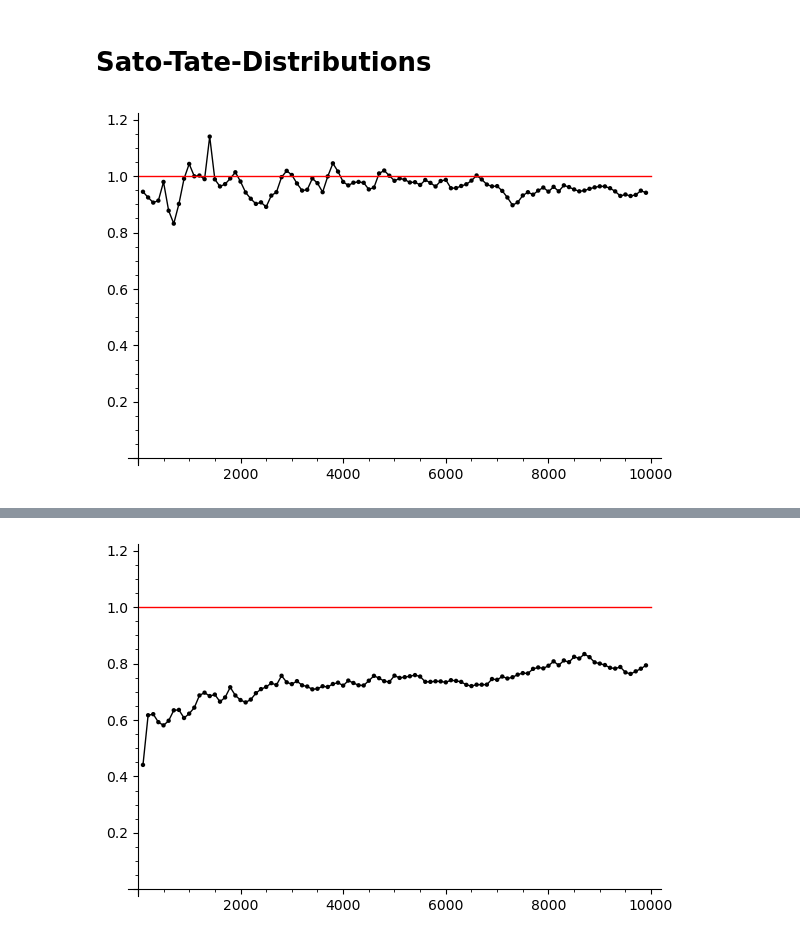
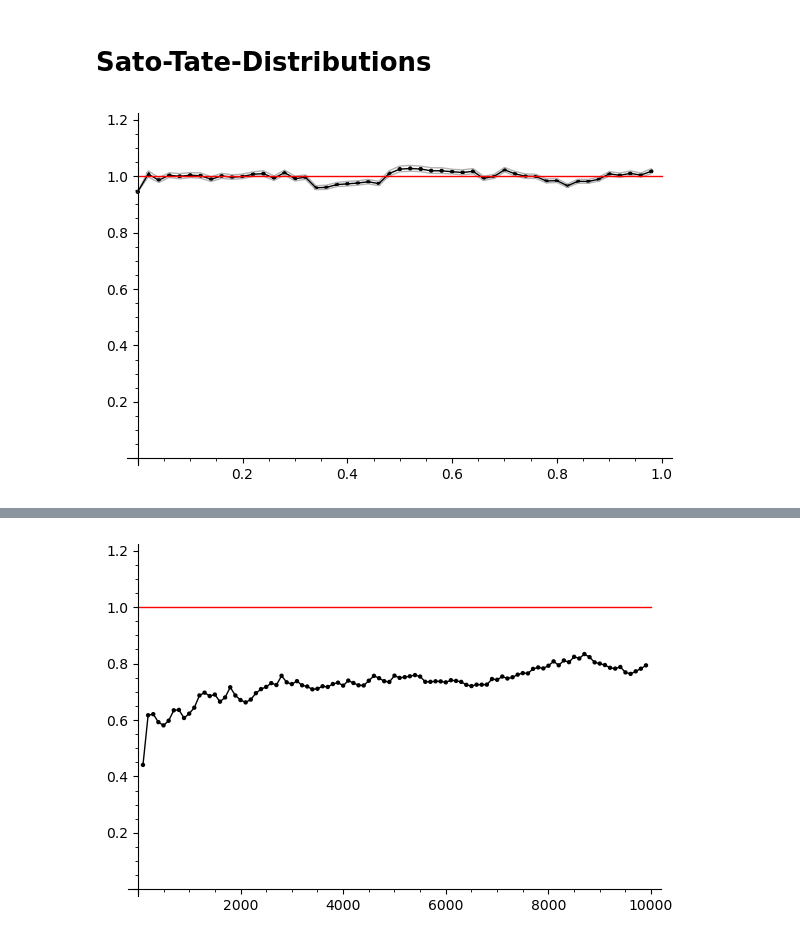
Before and after one commit to JosuaKugler/sato-tate-distributions, a Jupyter notebook: sage_st_distribution.ipynb, the cells around one changed output, grey strips where cells are left out. Drawn from its saved outputs; the diff is of its cells as text; code cells hidden in the pictures.

```diff
--- a/sage_st_distribution.ipynb
+++ b/sage_st_distribution.ipynb
@@ -197,10 +223,11 @@ objects = [S1, S2, S3, S4, S5]
 #S.compute_theta_interval(1000)
 #S.plot_theta_interval(1000)
 #S1.histogram(int(10e4), 50)
-# %%
-S1.plot_theta(10000,plot_points=100)
-# %% [output]
-[figure, removed]
+# %%
+N = 1000000; pp = 50
+S1.plot_theta_interval(N,plot_points=pp, max_points=300)
+# %% [output]
+[figure, added]
 # %%
 S2.plot_theta(10000,plot_points=100)
 # %% [output]
```
Also changed, not shown: parts of 3 cells of this notebook, 1 other file.
